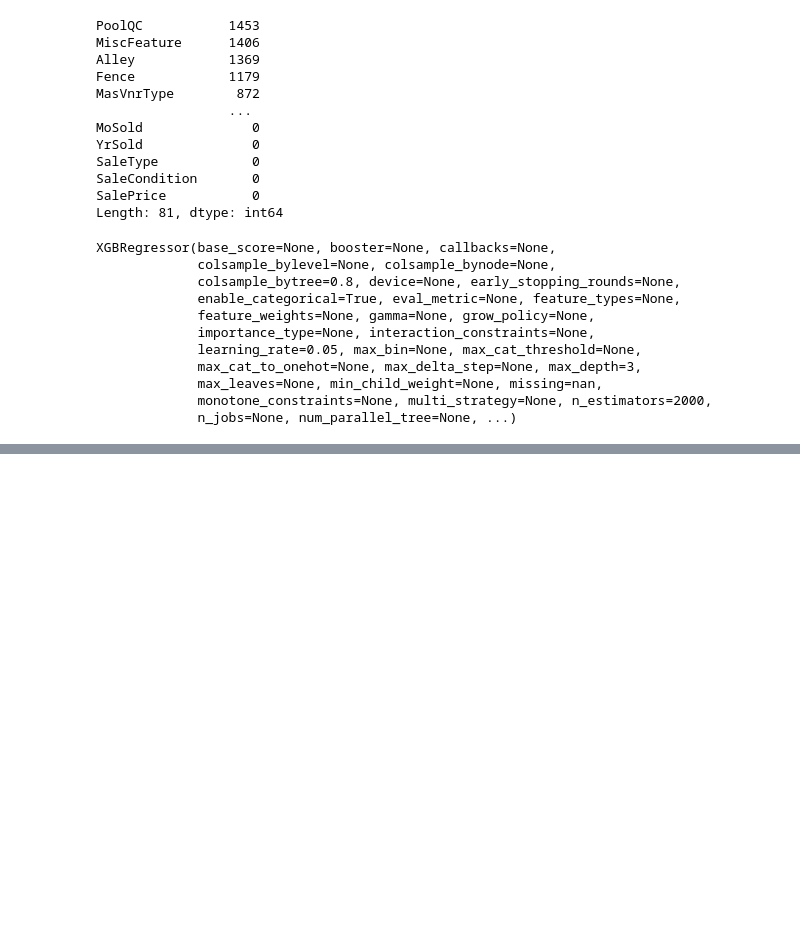
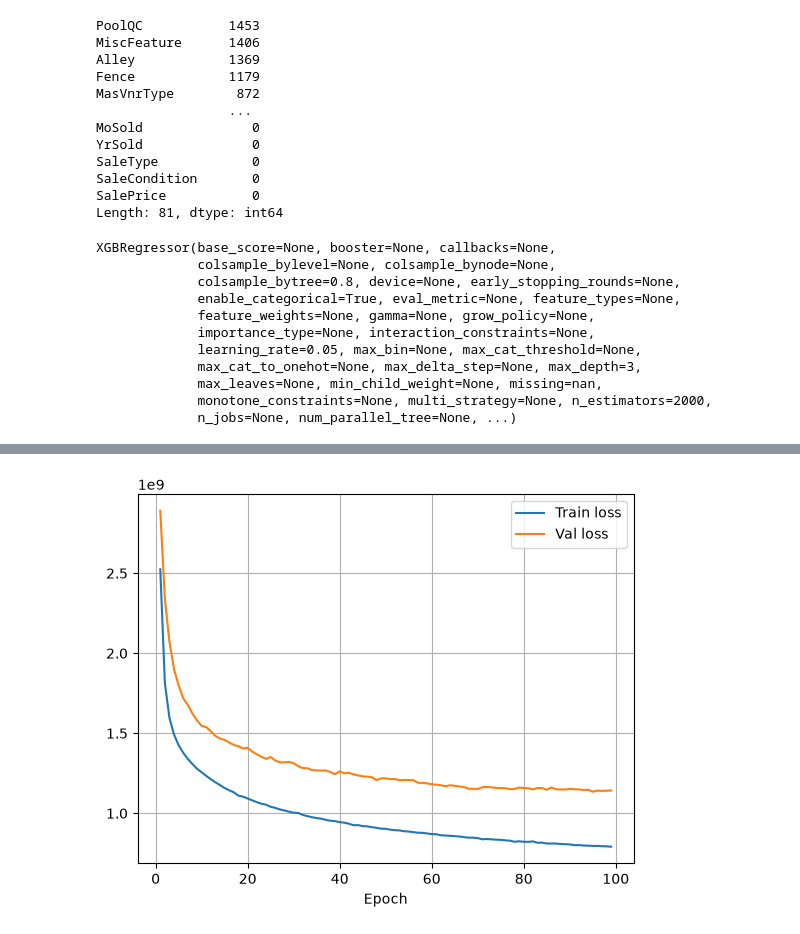
Before and after one commit to 03axdov/Kaggle-Competitions, a Jupyter notebook: Housing/main.ipynb, the cells around one changed output, grey strips where cells are left out. Drawn from its saved outputs; the diff is of its cells as text; code cells hidden in the pictures; blank space fills up the shorter version.

```diff
--- a/Housing/main.ipynb
+++ b/Housing/main.ipynb
@@ -149,5 +140,0 @@ XGBRegressor(base_score=None, booster=None, callbacks=None,
-# %%
-from sklearn.metrics import root_mean_squared_error
-
-predictions = xgb_model.predict(X_test)
-root_mean_squared_error(y_test, predictions)
@@ -159,0 +193,13 @@ np.float64(-2142.9603310502284)
+# %%
+train_transformed = preprocessor.fit_transform(X_train)
+val_transformed = preprocessor.transform(X_val)
+test_transformed = preprocessor.transform(X_test)
+# %%
+import torch
+
+torch.manual_seed(42)
+
+device = "cpu"
+if torch.cuda.is_available():
+    device = "cuda"
+device
@@ -159,0 +304,11 @@ np.float64(-2142.9603310502284)
+# %%
+import torch.nn as nn
+from torch.optim import SGD
+from torchmetrics.regression import MeanSquaredError
+
+nn_model = nn.Linear(train_transformed.shape[1], 1).to(device)
+criterion = nn.MSELoss()
+optimizer = SGD(nn_model.parameters(), lr=1e-3)
+metric = MeanSquaredError(squared=False).to(device)
+
+history = train(nn_model, train_loader, val_loader, criterion, optimizer, metric, 100)
@@ -159,0 +333,14 @@ np.float64(-2142.9603310502284)
+# %%
+import matplotlib.pyplot as plt
+
+epochs = range(1, len(history["train_loss"]))
+
+plt.plot(epochs, history["train_loss"][1:], label="Train loss")
+plt.plot(epochs, history["val_loss"][1:], label="Val loss")
+
+plt.xlabel("Epoch")
+plt.grid(True)
+plt.legend()
+plt.show()
+# %% [output]
+[figure, added]
```
Also changed, not shown: parts of 14 cells of this notebook, 1 other file.
